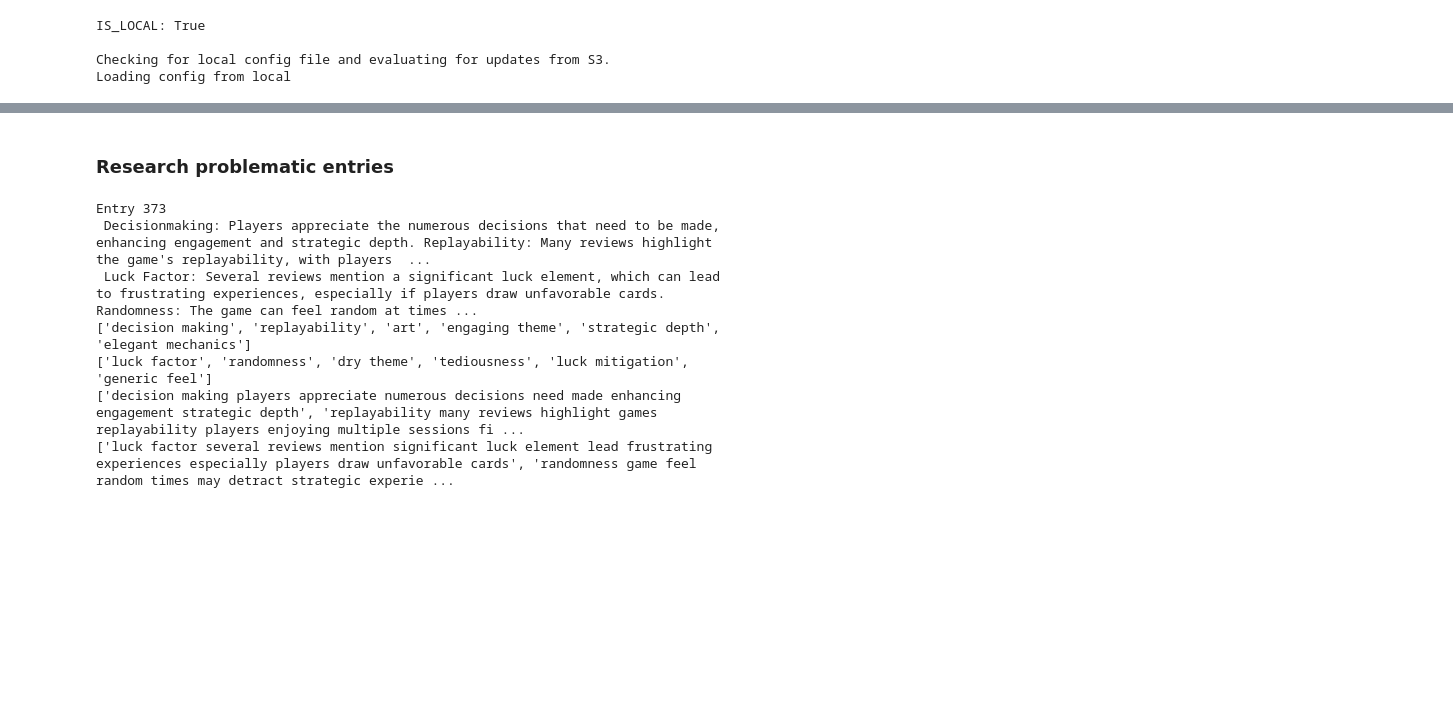
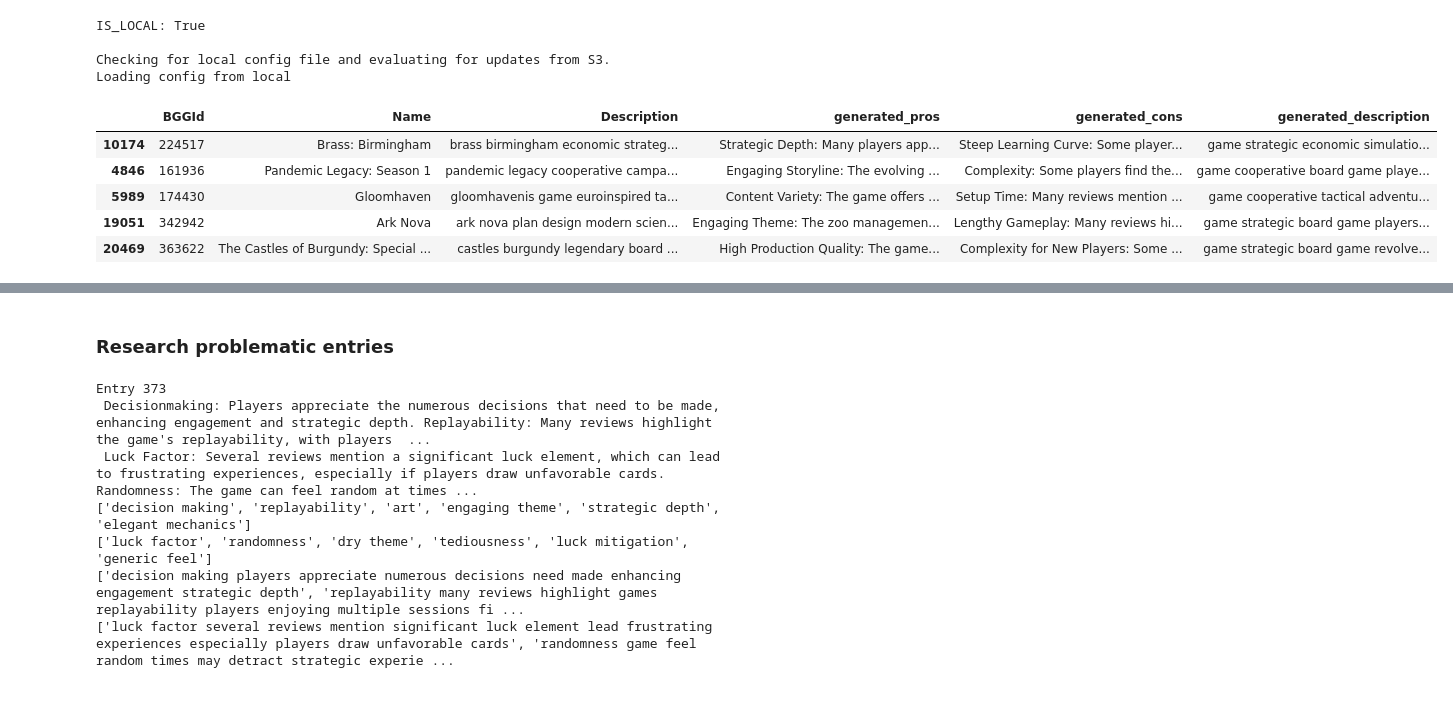
Before and after one commit to threnjen/boardgamegeek, a Jupyter notebook: exploratory_notebooks/01_build_top_1000_generated_pros_cons.ipynb, the cells around one changed output, grey strips where cells are left out. Cells and saved outputs as stored; diff of their text form; code cells hidden in the pictures; blank space fills up the shorter version.

```diff
--- a/exploratory_notebooks/01_build_top_1000_generated_pros_cons.ipynb
+++ b/exploratory_notebooks/01_build_top_1000_generated_pros_cons.ipynb
@@ -42,7 +41,20 @@ desc_df = df[desired_columns]
 # desc_df.head()
 # %%
 desc_df['Description'] = desc_df['Description'].apply(lambda x: initial_components_processing(x, replace_dict))
+desc_df['Description'] = desc_df['Description'].apply(filter_stopwords)
+desc_df['Description'] = desc_df['Description'].apply(strip_special_chars_and_lower)
+
 desc_df['generated_description'] = desc_df['generated_description'].apply(lambda x: initial_components_processing(x, replace_dict))
+desc_df['generated_description'] = desc_df['generated_description'].apply(filter_stopwords)
+desc_df['generated_description'] = desc_df['generated_description'].apply(strip_special_chars_and_lower)
+desc_df.head()
+# %% [output]
+|  | BGGId | Name | Description | generated_pros | generated_cons | generated_description |
+| 10174 | 224517 | Brass: Birmingham | brass birmingham economic strateg... | Strategic Depth: Many players app... | Steep Learning Curve: Some player... | game strategic economic simulatio... |
+| 4846 | 161936 | Pandemic Legacy: Season 1 | pandemic legacy cooperative campa... | Engaging Storyline: The evolving ... | Complexity: Some players find the... | game cooperative board game playe... |
+| 5989 | 174430 | Gloomhaven | gloomhavenis game euroinspired ta... | Content Variety: The game offers ... | Setup Time: Many reviews mention ... | game cooperative tactical adventu... |
+| 19051 | 342942 | Ark Nova | ark nova plan design modern scien... | Engaging Theme: The zoo managemen... | Lengthy Gameplay: Many reviews hi... | game strategic board game players... |
+| 20469 | 363622 | The Castles of Burgundy: Special ... | castles burgundy legendary board ... | High Production Quality: The game... | Complexity for New Players: Some ... | game strategic board game revolve... |
 # %%
 components_positive = []
 components_negative = []
```
Also changed, not shown: parts of 8 cells of this notebook, 3 other files.
